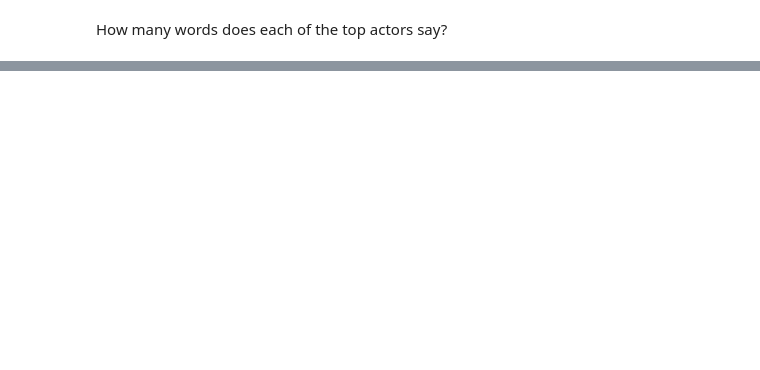
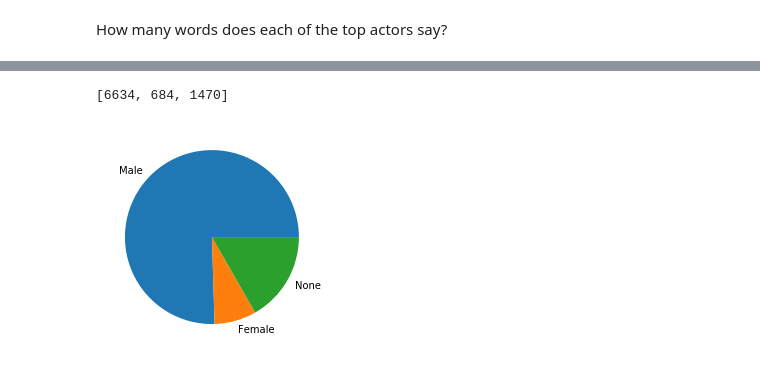
Before and after one commit to SamuelEffler/UniTueDataLiteracy, a Jupyter notebook: exp/parser/output/dataVisualization.ipynb, the cells around one changed output, grey strips where cells are left out. Cells and saved outputs as stored; diff of their text form; code cells hidden in the pictures; blank space fills up the shorter version.

Commit message:
Added first visualization

```diff
--- a/exp/parser/output/dataVisualization.ipynb
+++ b/exp/parser/output/dataVisualization.ipynb
@@ -128,0 +138,15 @@ actorDF
+# %%
+male = actorDF[actorDF['gender']=="male"]
+print(male)
+male['numberOfWords'].sum()
+numberOfWordsMale = male['numberOfWords'].sum()
+
+female = actorDF[actorDF['gender']=="female"]
+print(female)
+female['numberOfWords'].sum()
+numberOfWordsFemale = female['numberOfWords'].sum()
+
+none = actorDF[actorDF['gender']=="none"]
+print(none)
+none['numberOfWords'].sum()
+numberOfWordsNone = none['numberOfWords'].sum()
@@ -128,0 +167,13 @@ actorDF
+# %%
+import matplotlib.pyplot as plt
+
+
+genderData = [numberOfWordsMale, numberOfWordsFemale, numberOfWordsNone]
+print(genderData)
+genderLabel = ['Male', 'Female', 'None']
+
+plt.pie(genderData, labels=genderLabel)
+plt.show()
+# %% [output]
+[6634, 684, 1470]
+[figure, added]
```
Also changed, not shown: parts of 12 cells of this notebook.
